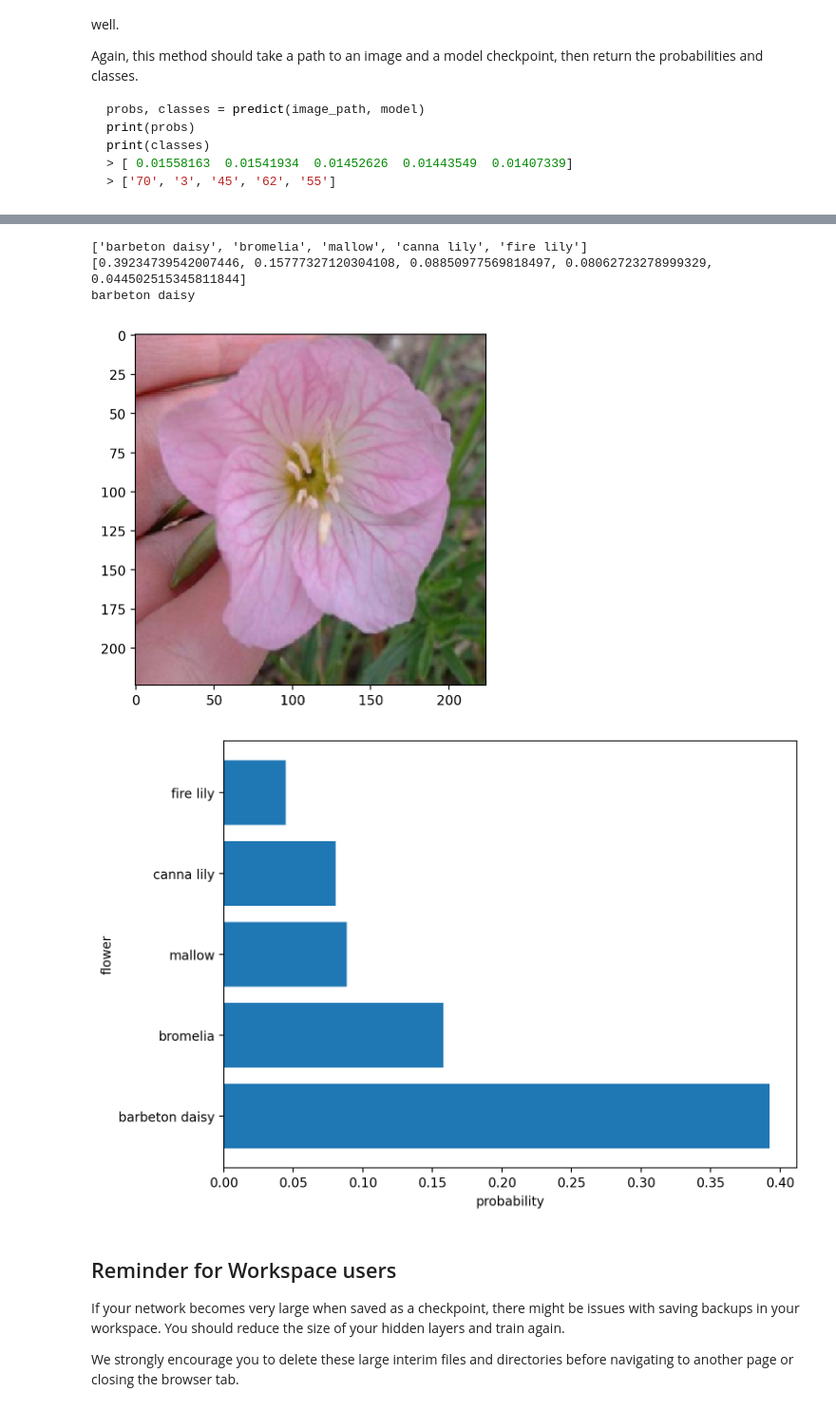
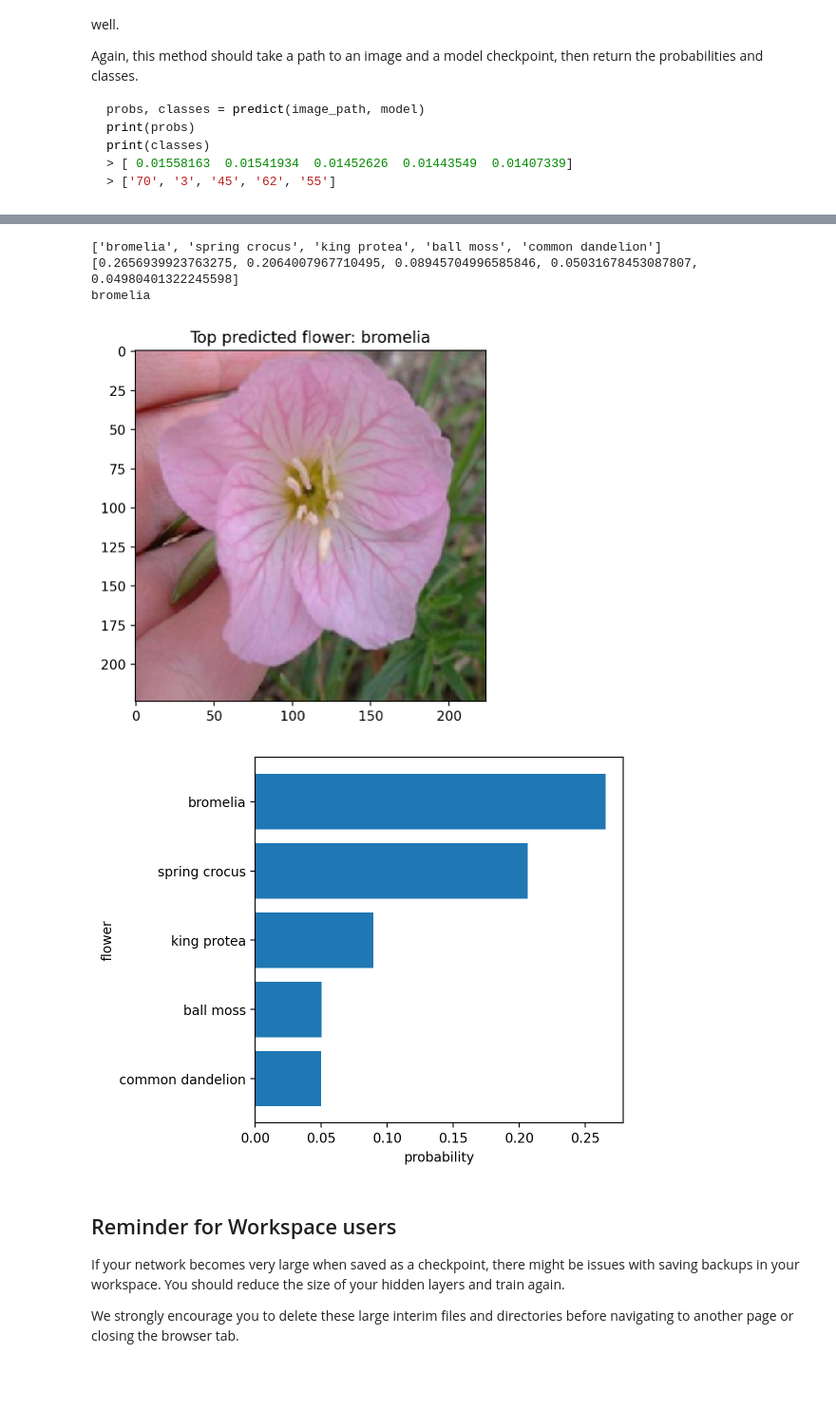
Before and after one commit to diggooddodg/Create-image-classifier-Udacity, a Jupyter notebook: Image Classifier Project.ipynb, the cells around one changed output, grey strips where cells are left out. Shown: that part at 95% size. Saved outputs shown, nothing was run; the diff lists cells and outputs as text; code cells hidden in the pictures; blank space fills up the shorter version.

```diff
--- a/Image Classifier Project.ipynb
+++ b/Image Classifier Project.ipynb
@@ -103,7 +103,7 @@ test_transforms = transforms.Compose([transforms.Resize(255),
 
 # TODO: Load the datasets with ImageFolder
 train_data = datasets.ImageFolder(train_dir, transform=train_transforms)
-validation_data = datasets.ImageFolder(valid_dir, transform=train_transforms)
+validation_data = datasets.ImageFolder(valid_dir, transform=validation_transforms)
 test_data = datasets.ImageFolder(test_dir, transform=test_transforms)
 
 # TODO: Using the image datasets and the trainforms, define the dataloaders
@@ -424,6 +428,6 @@ def load_checkpoint(filepath):
     return model
 
 # usage:
-checkpoint_model = load_checkpoint('checkpoint.pth')
-print(checkpoint_model)
+model = load_checkpoint('checkpoint.pth')
+print(model)
 # %% [output]
@@ -658,34 +663,38 @@ print (flower_names)
 print (top_probs)
 print (flower_names[0])
 # %% [output]
-['barbeton daisy', 'bromelia', 'mallow', 'canna lily', 'fire lily']
-[0.39234739542007446, 0.15777327120304108, 0.08850977569818497, 0.08062723278999329, 0.044502515345811844]
-barbeton daisy
+['bromelia', 'spring crocus', 'king protea', 'ball moss', 'common dandelion']
+[0.2656939923763275, 0.2064007967710495, 0.08945704996585846, 0.05031678453087807, 0.04980401322245598]
+bromelia
 # %%
 #display the image
 processed_image = process_image(image_path)
-imshow(processed_image, ax=None, title=flower_names[0])
+imshow(processed_image)
+plt.title(f"Top predicted flower: {flower_names[0]}")
 
 #display graph of top 5 probable names
 # define x and y values
 x = flower_names
 y = top_probs
 
-# Adjust figure size
-plt.figure(figsize=(8, 6))
+# Set graph size
+plt.figure(figsize=(5, 5))
 
 #create horizontal bar graph
 plt.barh(x, y)
 
 # Label the axes
 plt.ylabel('flower')
 plt.xlabel('probability')
 
+#show top prediction at top
+plt.gca().invert_yaxis()
+
 # Dsiplay the plot
 plt.show()
 # %% [output]
-[figure, old version]
+[figure, new version]
-[figure, old version]
+[figure, new version]
 # %% [markdown]
 ## Reminder for Workspace users
 If your network becomes very large when saved as a checkpoint, there might be issues with saving backups in your workspace. You should reduce the size of your hidden layers and train again.
```
Also changed, not shown: parts of 6 cells of this notebook.
